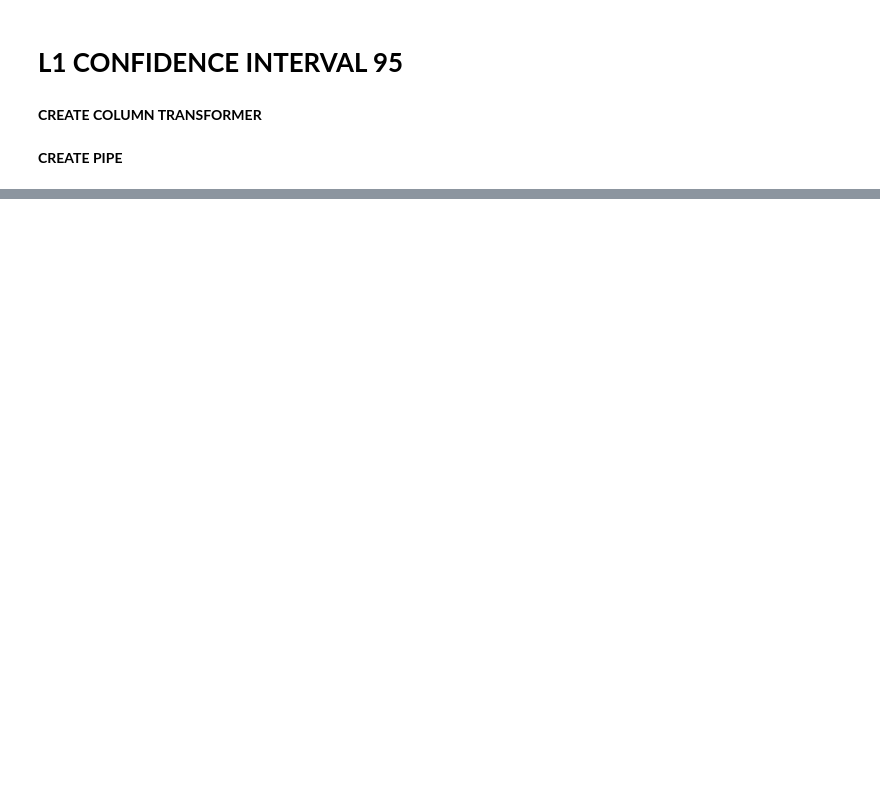
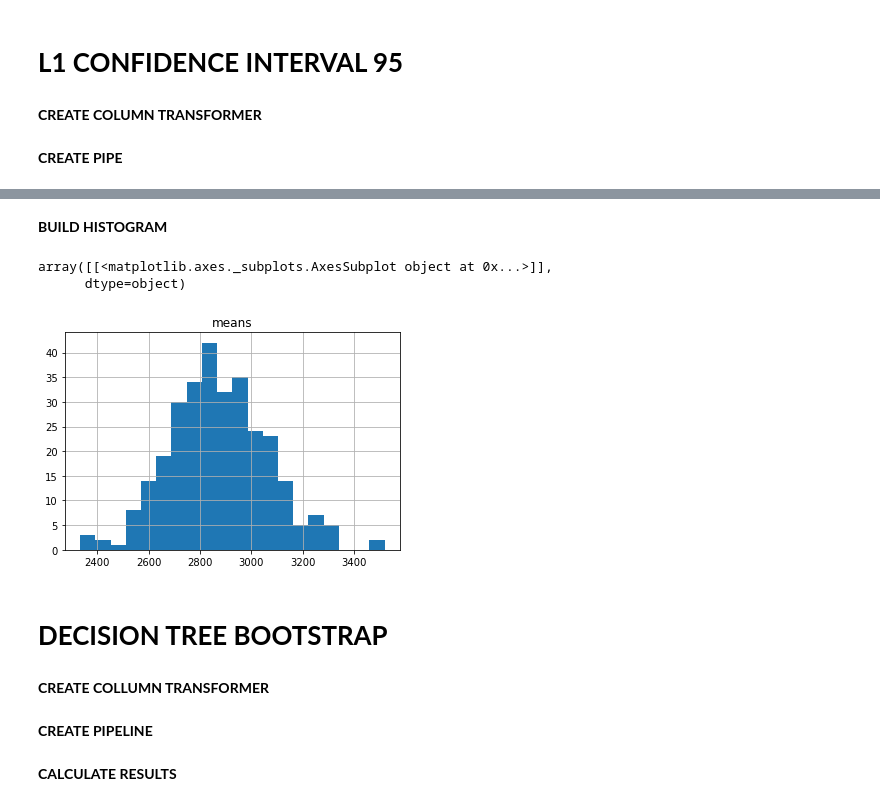
Before and after one commit to IvanZhar/data_lern, a Jupyter notebook: L1_VS_L2_statistics.ipynb, the cells around one changed output, grey strips where cells are left out. Cells and saved outputs as stored; diff of their text form; code cells hidden in the pictures; blank space fills up the shorter version.

```diff
--- a/L1_VS_L2_statistics.ipynb
+++ b/L1_VS_L2_statistics.ipynb
@@ -70,0 +125,8 @@ btstrap
+# %%
+col_trans_l2 = col_trans_l1
+# %%
+pipe_l2 = Pipeline([
+    ('col_trans_l2', col_trans_l2),
+    ('poly', PolynomialFeatures(degree=2, include_bias=False)),
+    ('ridge', Ridge(alpha=1e-05))
+])
@@ -70,0 +135,16 @@ btstrap
+# %%
+l2_res = btstrap_cv_score(data_train, pipe_l2)
+# %%
+l2_res_df = pd.DataFrame(data=l2_res, columns=['means'])
+# %% [markdown]
+**BUILD HISTOGRAM**
+# %%
+l2_res_df.hist(bins=20)
+# %% [output]
+array([[<matplotlib.axes._subplots.AxesSubplot object at 0x...>]],
+      dtype=object)
+[figure, added]
+# %% [markdown]
+# **DECISION TREE BOOTSTRAP**
+# %% [markdown]
+**CREATE COLLUMN TRANSFORMER**
@@ -70,0 +155,2 @@ btstrap
+# %% [markdown]
+**CREATE PIPELINE**
@@ -70,0 +162,2 @@ btstrap
+# %% [markdown]
+**CALCULATE RESULTS**
```
Also changed, not shown: parts of 28 cells of this notebook, 5 other files.
